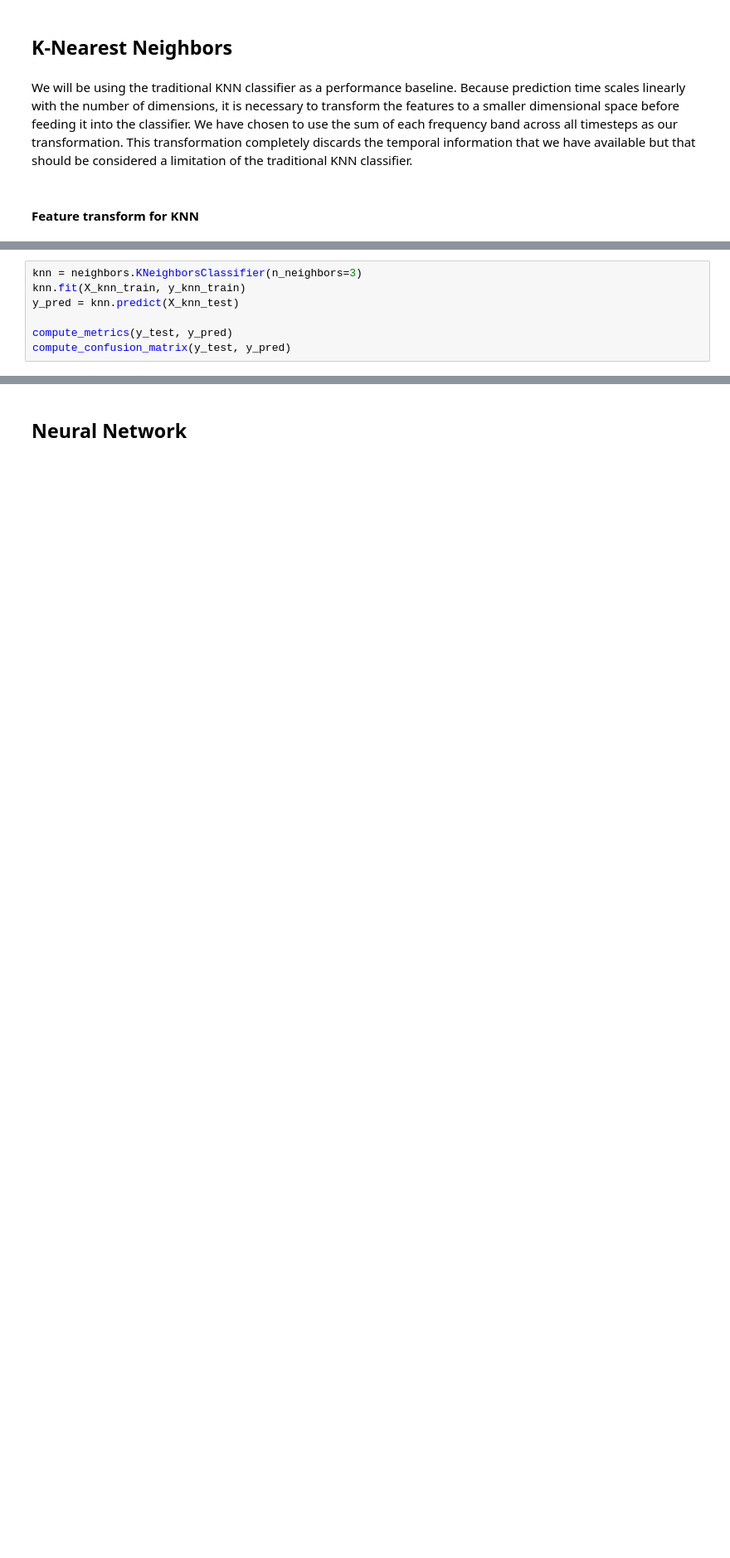
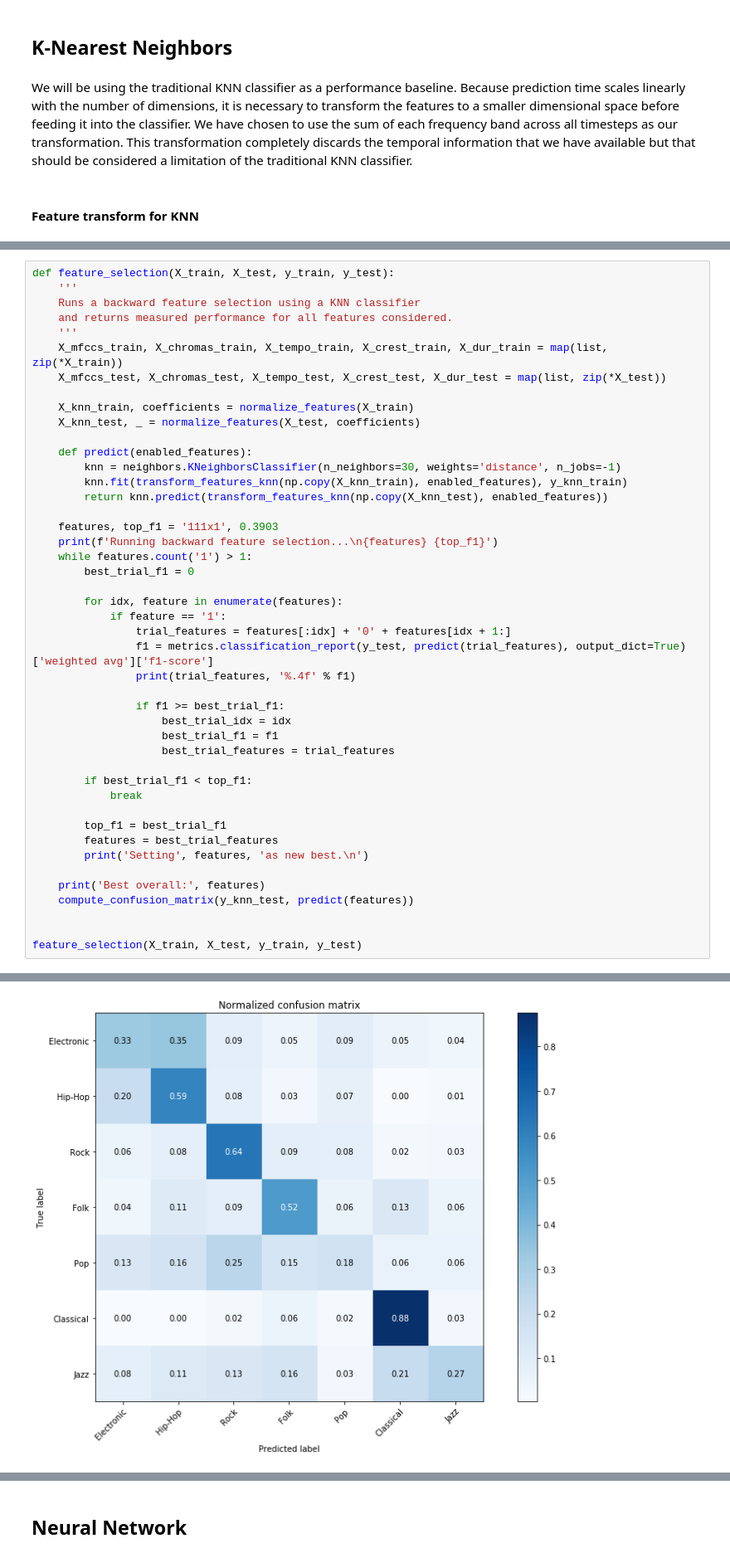
Before and after one commit to nicklashansen/music-genre-classification, a Jupyter notebook: MusicGenreClassification.ipynb, the cells around one changed output, grey strips where cells are left out. Shown at 83% size. Saved outputs shown, nothing was run; the diff lists cells and outputs as text; blank space fills up the shorter version.

Commit message:
Full feature set + feature selection results

```diff
--- a/MusicGenreClassification.ipynb
+++ b/MusicGenreClassification.ipynb
@@ -514,7 +477,0 @@ y_knn_test = np.copy(y_test)
-# %%
-knn = neighbors.KNeighborsClassifier(n_neighbors=3)
-knn.fit(X_knn_train, y_knn_train)
-y_pred = knn.predict(X_knn_test)
-
-compute_metrics(y_test, y_pred)
-compute_confusion_matrix(y_test, y_pred)
@@ -535,0 +529,46 @@ avg / total       0.14      0.21      0.14      6085
+# %%
+def feature_selection(X_train, X_test, y_train, y_test):
+    '''
+    Runs a backward feature selection using a KNN classifier
+    and returns measured performance for all features considered.
+    '''
+    X_mfccs_train, X_chromas_train, X_tempo_train, X_crest_train, X_dur_train = map(list, zip(*X_train))
+    X_mfccs_test, X_chromas_test, X_tempo_test, X_crest_test, X_dur_test = map(list, zip(*X_test))
+
+    X_knn_train, coefficients = normalize_features(X_train)
+    X_knn_test, _ = normalize_features(X_test, coefficients)
+
+    def predict(enabled_features):
+        knn = neighbors.KNeighborsClassifier(n_neighbors=30, weights='distance', n_jobs=-1)
+        knn.fit(transform_features_knn(np.copy(X_knn_train), enabled_features), y_knn_train)
+        return knn.predict(transform_features_knn(np.copy(X_knn_test), enabled_features))
+
+    features, top_f1 = '111x1', 0.3903
+    print(f'Running backward feature selection...\n{features} {top_f1}')
+    while features.count('1') > 1:
+        best_trial_f1 = 0
+
+        for idx, feature in enumerate(features):
+            if feature == '1':
+                trial_features = features[:idx] + '0' + features[idx + 1:]
+                f1 = metrics.classification_report(y_test, predict(trial_features), output_dict=True)['weighted avg']['f1-score']
+                print(trial_features, '%.4f' % f1)
+
+                if f1 >= best_trial_f1:
+                    best_trial_idx = idx
+                    best_trial_f1 = f1
+                    best_trial_features = trial_features
+
+        if best_trial_f1 < top_f1:
+            break
+
+        top_f1 = best_trial_f1
+        features = best_trial_features
+        print('Setting', features, 'as new best.\n')
+
+    print('Best overall:', features)
+    compute_confusion_matrix(y_knn_test, predict(features))
+
+
+feature_selection(X_train, X_test, y_train, y_test)
+# %% [output]
@@ -535,0 +593 @@ avg / total       0.14      0.21      0.14      6085
+[figure, added]
```
Also changed, not shown: parts of 25 cells of this notebook.
